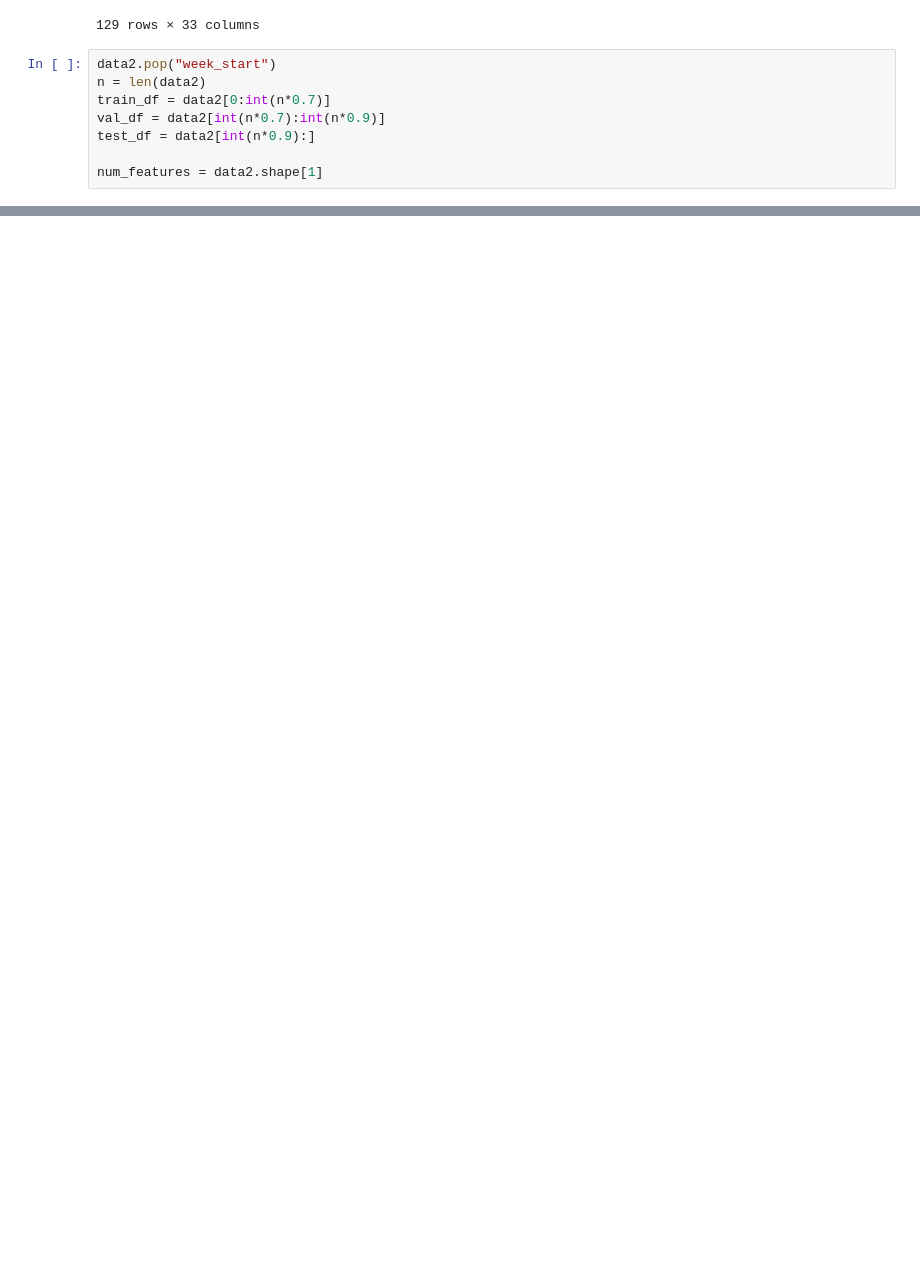
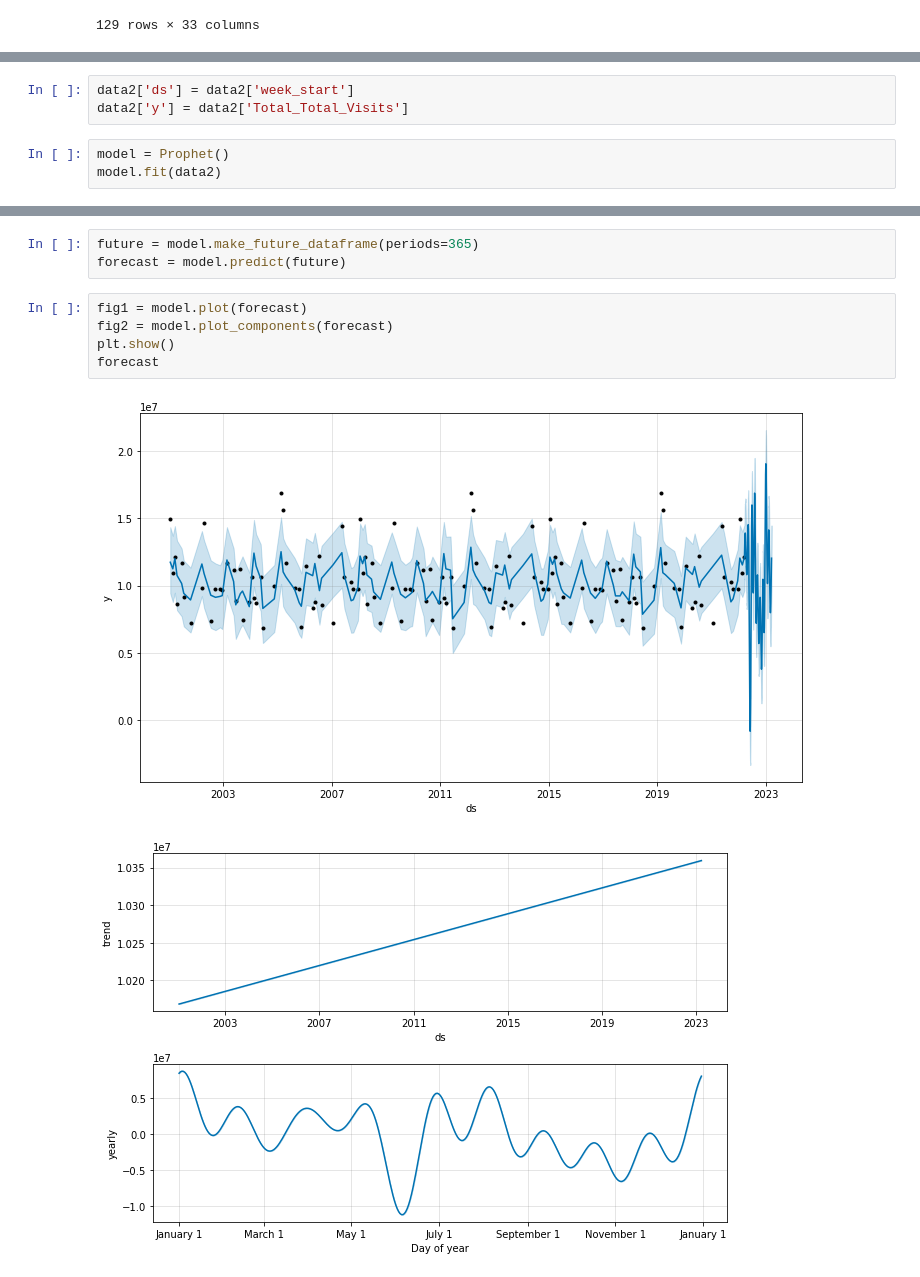
Before and after one commit to Bryan-Kan/BUAI_Code, a Jupyter notebook: 445/project/notebook.ipynb, the cells around one changed output, grey strips where cells are left out. Cells and saved outputs as stored; diff of their text form; blank space fills up the shorter version.

```diff
--- a/445/project/notebook.ipynb
+++ b/445/project/notebook.ipynb
@@ -559,11 +562,3 @@ data2
 | 164 | 2022-02-21 | 0.0000 | 138649.4578 | 0.000000 | 3140.466922 | ... |
 | 168 | 2022-03-21 | 545620.8710 | 212306.3490 | 0.000000 | 111990.961700 | ... |
 129 rows × 33 columns
-# %%
-data2.pop("week_start")
-n = len(data2)
-train_df = data2[0:int(n*0.7)]
-val_df = data2[int(n*0.7):int(n*0.9)]
-test_df = data2[int(n*0.9):]
-
-num_features = data2.shape[1]
@@ -733,0 +565,6 @@ RuntimeError: `tf.data.Dataset` only supports Python-style iteration in eager mo
+# %%
+data2['ds'] = data2['week_start']
+data2['y'] = data2['Total_Total_Visits']
+# %%
+model = Prophet()
+model.fit(data2)
@@ -733,0 +575,11 @@ RuntimeError: `tf.data.Dataset` only supports Python-style iteration in eager mo
+# %%
+future = model.make_future_dataframe(periods=365)
+forecast = model.predict(future)
+# %%
+fig1 = model.plot(forecast)
+fig2 = model.plot_components(forecast)
+plt.show()
+forecast
+# %% [output]
+[figure, added]
+[figure, added]
```
Also changed, not shown: parts of 19 cells of this notebook.
